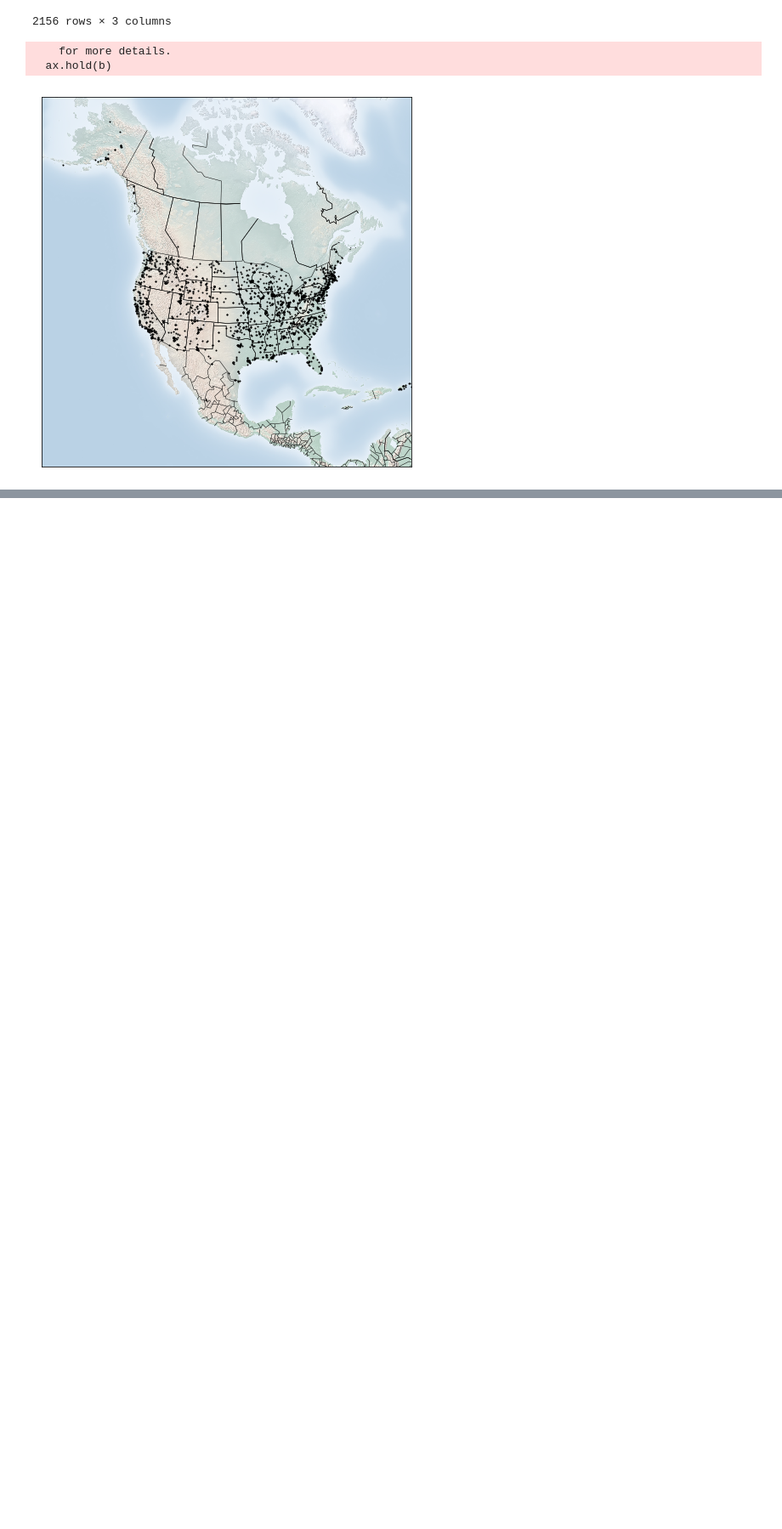
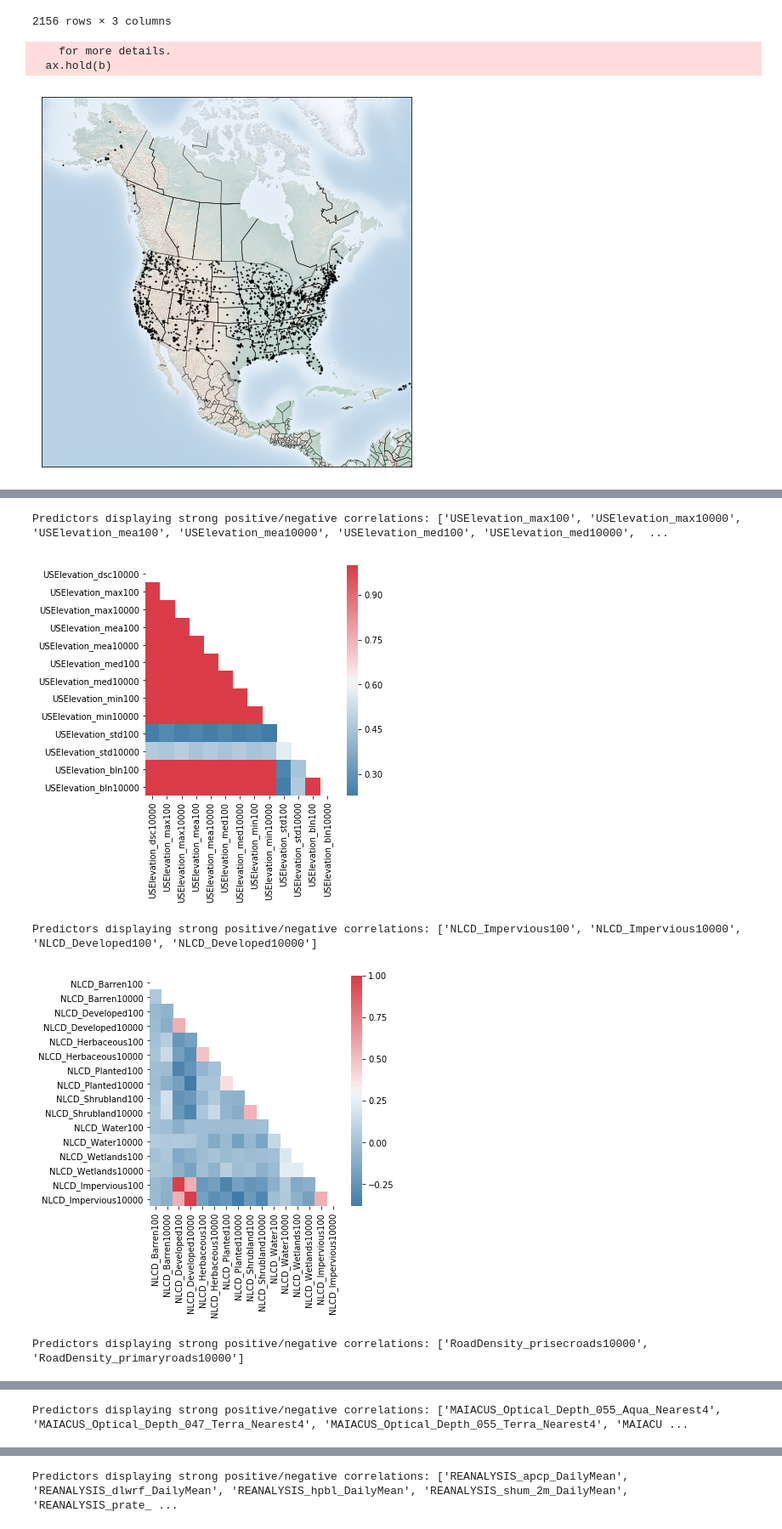
Before and after one commit to chase130101/airpred, a Jupyter notebook: eda/justin_EDA.ipynb, the cells around one changed output, grey strips where cells are left out. Shown at 85% size. Cells and saved outputs as stored; diff of their text form; code cells hidden in the pictures; blank space fills up the shorter version.

Commit message:
Added pairwise correlation analysis within groups of predictors of same class

```diff
--- a/eda/justin_EDA.ipynb
+++ b/eda/justin_EDA.ipynb
@@ -176,0 +224,3 @@ plt.show()
+# %%
+for col in df.columns:
+    print(col)
@@ -176,0 +245,46 @@ plt.show()
+# %%
+column_groups = [
+    [col for col in df.columns if "USElevation" in col],
+    [col for col in df.columns if "NLCD" in col],
+    [col for col in df.columns if "RoadDensity" in col],
+    [col for col in df.columns if "MAIACUS" in col],
+    [col for col in df.columns if "REANALYSIS" in col],
+    [col for col in df.columns if "MOD11A1" in col],
+    [col for col in df.columns if "Nearby_Peak" in col],
+    [col for col in df.columns if "OMAE" in col]
+]
+
+correlations = []
+
+for columns in column_groups:
+    df_subset = df[columns]
+    correlations.append(df_subset.corr())
+# %%
+cmap = sns.diverging_palette(240, 10, as_cmap=True)
+
+for corr in correlations:
+    fig, ax = plt.subplots()
+
+    size = max(5, len(corr) // 3)
+    fig.set_size_inches(size, size)
+    mask = np.zeros_like(corr, dtype=np.bool)
+    mask[np.triu_indices_from(mask)] = True
+
+    sns.heatmap(corr, mask = mask, cmap = cmap)
+
+    corr = corr.mask(mask)
+
+    positive = corr[corr > 0.7].dropna(how = "all", axis = 1).dropna(how = "all", axis = 0)
+    negative = corr[corr < -0.7].dropna(how = "all", axis = 1).dropna(how = "all", axis = 0)
+
+    unique = [index for index in positive.index]
+    unique.extend([col for col in positive.columns if col not in positive.index])
+    print("Predictors displaying strong positive/negative correlations: {}".format(unique))
+
+    plt.show()
+# %% [output]
+Predictors displaying strong positive/negative correlations: ['USElevation_max100', 'USElevation_max10000', 'USElevation_mea100', 'USElevation_mea10000', 'USElevation_med100', 'USElevation_med10000',  ...
+[figure, added]
+Predictors displaying strong positive/negative correlations: ['NLCD_Impervious100', 'NLCD_Impervious10000', 'NLCD_Developed100', 'NLCD_Developed10000']
+[figure, added]
+Predictors displaying strong positive/negative correlations: ['RoadDensity_prisecroads10000', 'RoadDensity_primaryroads10000']
@@ -176,0 +292 @@ plt.show()
+Predictors displaying strong positive/negative correlations: ['MAIACUS_Optical_Depth_055_Aqua_Nearest4', 'MAIACUS_Optical_Depth_047_Terra_Nearest4', 'MAIACUS_Optical_Depth_055_Terra_Nearest4', 'MAIACU ...
@@ -176,0 +294 @@ plt.show()
+Predictors displaying strong positive/negative correlations: ['REANALYSIS_apcp_DailyMean', 'REANALYSIS_dlwrf_DailyMean', 'REANALYSIS_hpbl_DailyMean', 'REANALYSIS_shum_2m_DailyMean', 'REANALYSIS_prate_ ...
```
Also changed, not shown: parts of 8 cells of this notebook.
